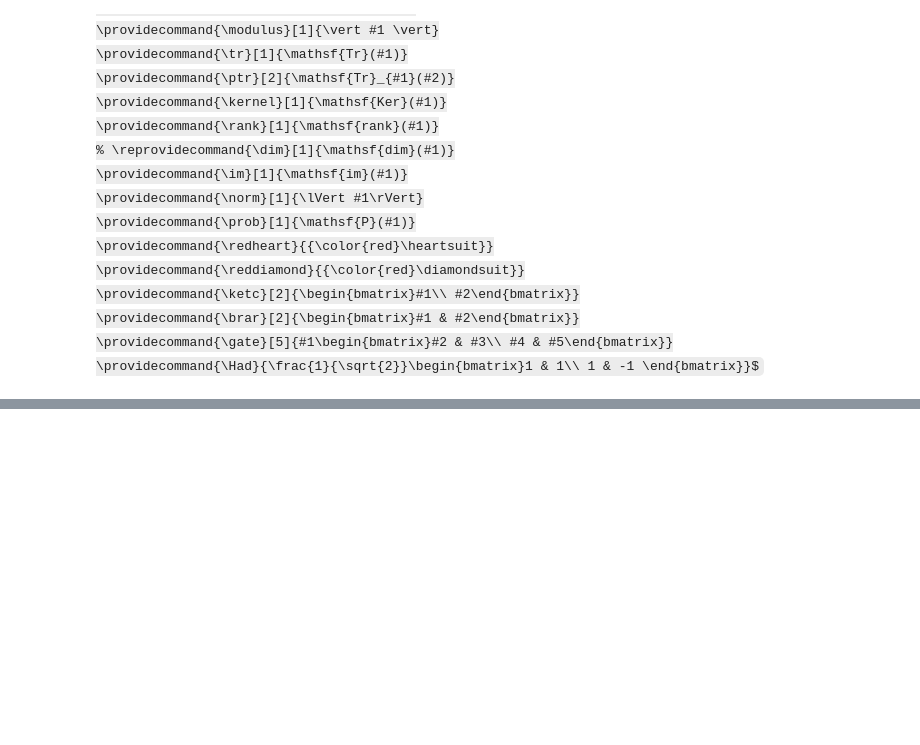
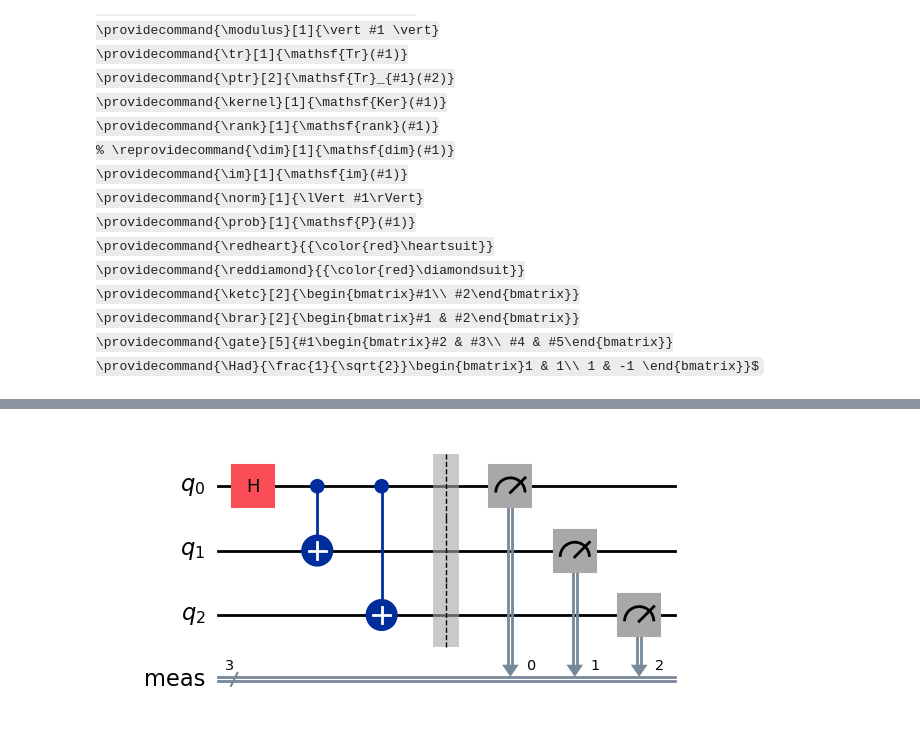
Before and after one commit to drmithileshkumar/qiskit, a Jupyter notebook: 14_Transpilation.ipynb, the cells around one changed output, grey strips where cells are left out. Drawn from its saved outputs; the diff is of its cells as text; code cells hidden in the pictures; some formulas as TeX source; blank space fills up the shorter version.

```diff
--- a/14_Transpilation.ipynb
+++ b/14_Transpilation.ipynb
@@ -40,0 +54,19 @@ def showState(label, state):
+# %%
+from qiskit import QuantumCircuit
+from qiskit import transpile
+from qiskit.visualization import plot_histogram
+from qiskit_ibm_runtime import SamplerV2
+from qiskit_ibm_runtime.fake_provider import FakeManilaV2
+
+# Get a fake backend from the fake provider
+backend = FakeManilaV2()
+
+# Create a simple circuit
+circuit = QuantumCircuit(3)
+circuit.h(0)
+circuit.cx(0,1)
+circuit.cx(0,2)
+circuit.measure_all()
+circuit.draw('mpl', style="iqp")
+# %% [output]
+[figure, added]
```
Also changed, not shown: parts of 42 cells of this notebook, 2 other files.
